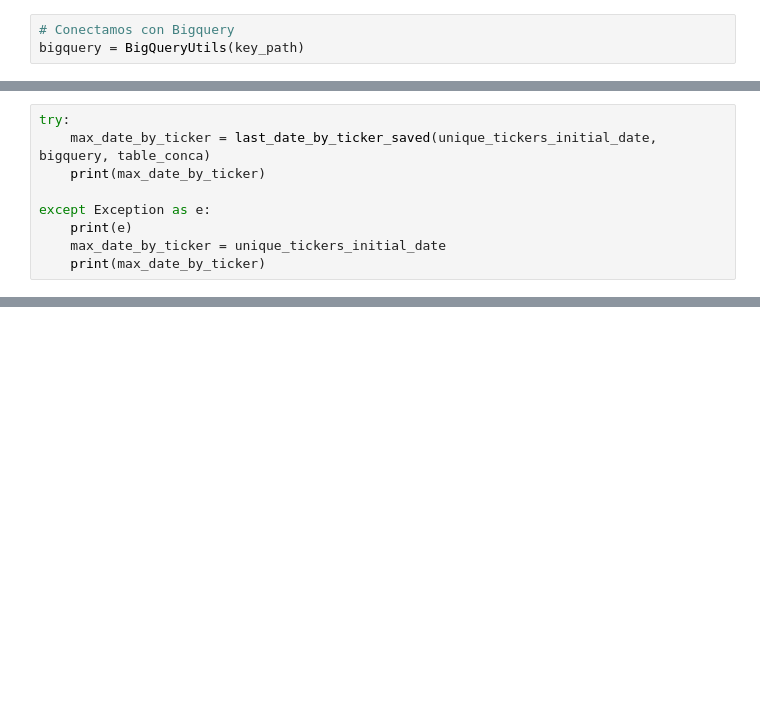
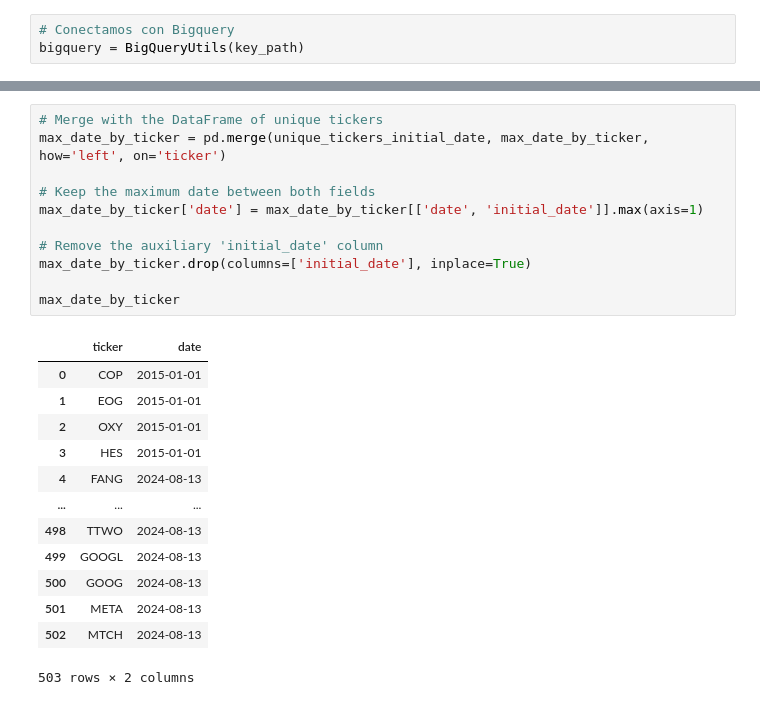
Before and after one commit to cmatoses/financialkeepcoders, a Jupyter notebook: bronze_ticker_data.ipynb, the cells around one changed output, grey strips where cells are left out. Drawn from its saved outputs; the diff is of its cells as text; blank space fills up the shorter version.

```diff
--- a/bronze_ticker_data.ipynb
+++ b/bronze_ticker_data.ipynb
@@ -58,9 +55,0 @@ unique_tickers_initial_date = initial_date_by_ticker(unique_tickers, initial_dat
-# %%
-try:
-    max_date_by_ticker = last_date_by_ticker_saved(unique_tickers_initial_date, bigquery, table_conca)
-    print(max_date_by_ticker)
-
-except Exception as e:
-    print(e)
-    max_date_by_ticker = unique_tickers_initial_date
-    print(max_date_by_ticker)
@@ -83 +95,26 @@ except Exception as e:
+# %%
+# Merge with the DataFrame of unique tickers
+max_date_by_ticker = pd.merge(unique_tickers_initial_date, max_date_by_ticker, how='left', on='ticker')
+
+# Keep the maximum date between both fields
+max_date_by_ticker['date'] = max_date_by_ticker[['date', 'initial_date']].max(axis=1)
+
+# Remove the auxiliary 'initial_date' column
+max_date_by_ticker.drop(columns=['initial_date'], inplace=True)
+
+max_date_by_ticker
+# %% [output]
+|  | ticker | date |
+| 0 | COP | 2015-01-01 |
+| 1 | EOG | 2015-01-01 |
+| 2 | OXY | 2015-01-01 |
+| 3 | HES | 2015-01-01 |
+| 4 | FANG | 2024-08-13 |
+| ... | ... | ... |
+| 498 | TTWO | 2024-08-13 |
+| 499 | GOOGL | 2024-08-13 |
+| 500 | GOOG | 2024-08-13 |
+| 501 | META | 2024-08-13 |
+| 502 | MTCH | 2024-08-13 |
+503 rows × 2 columns
 # %%
```
Also changed, not shown: parts of 12 cells of this notebook, 2 other files.
